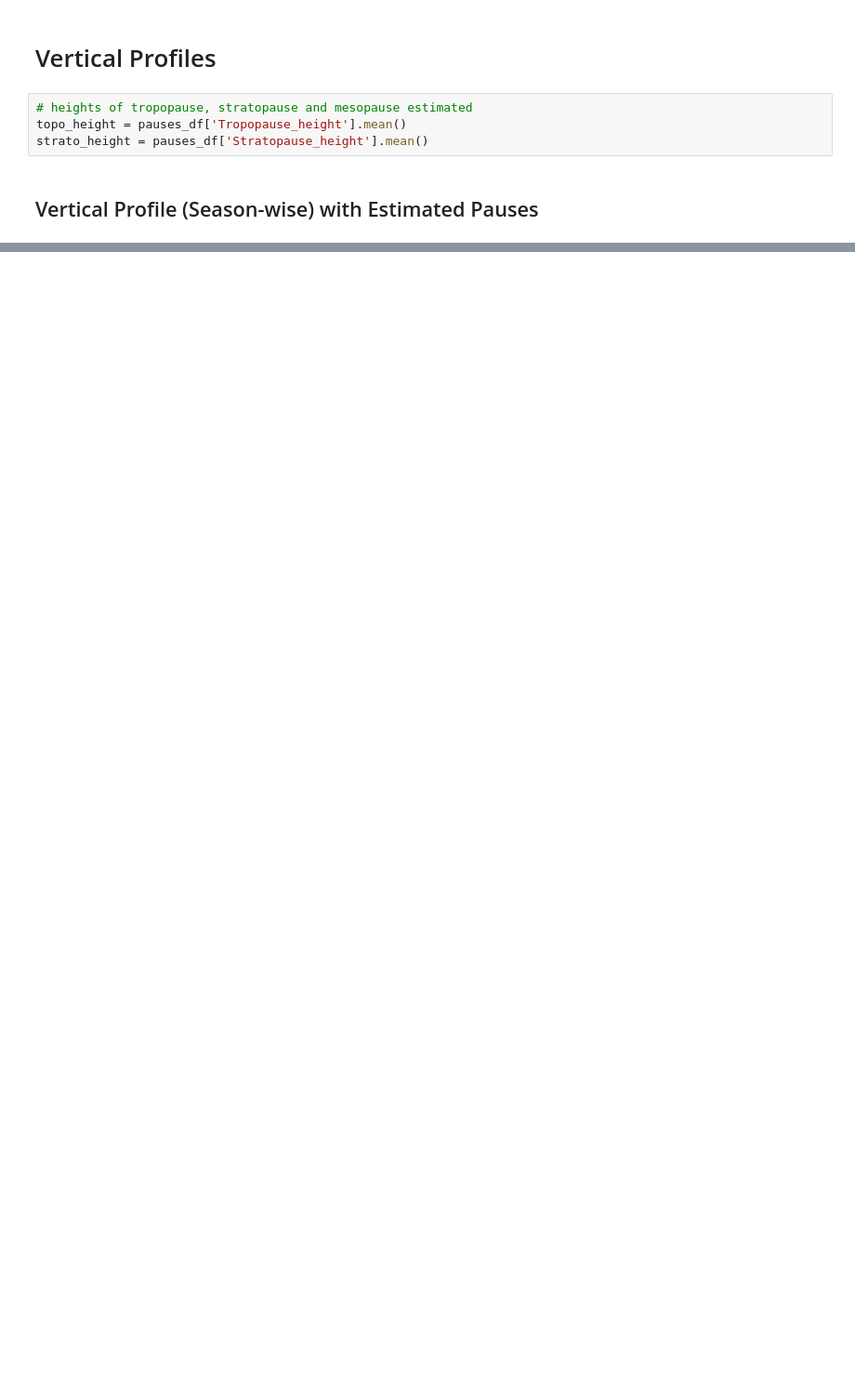
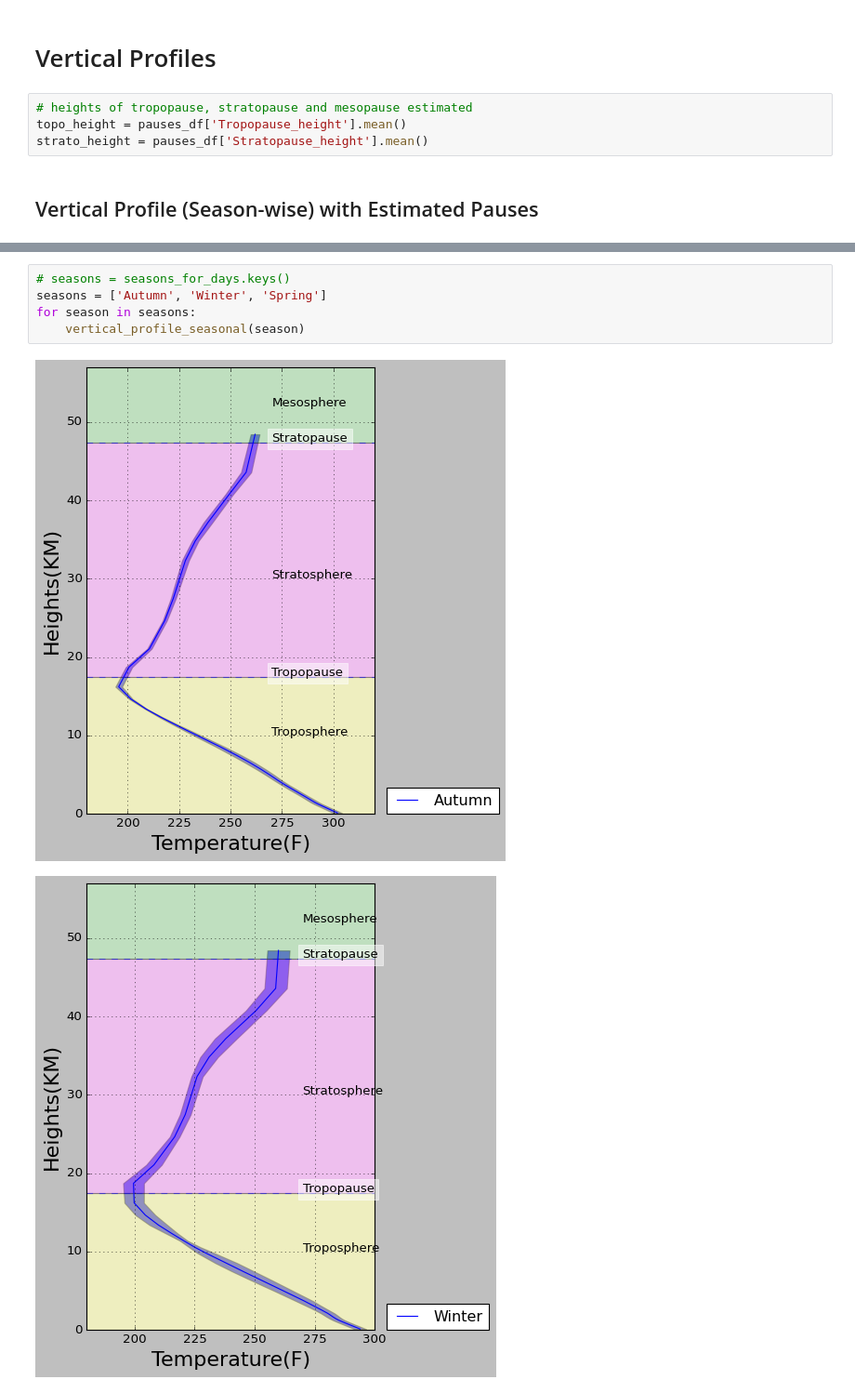
Before and after one commit to alinadevkota/DataViz, a Jupyter notebook: notebooks/Visualize netcdf data.ipynb, the cells around one changed output, grey strips where cells are left out. Shown: that part at 93% size. Drawn from its saved outputs; the diff is of its cells as text; blank space fills up the shorter version.

```diff
--- a/notebooks/Visualize netcdf data.ipynb
+++ b/notebooks/Visualize netcdf data.ipynb
@@ -454,0 +522,8 @@ pauses_df
+# %%
+# seasons = seasons_for_days.keys()
+seasons = ['Autumn', 'Winter', 'Spring']
+for season in seasons:
+    vertical_profile_seasonal(season)
+# %% [output]
+[figure, added]
+[figure, added]
```
Also changed, not shown: parts of 8 cells of this notebook.
